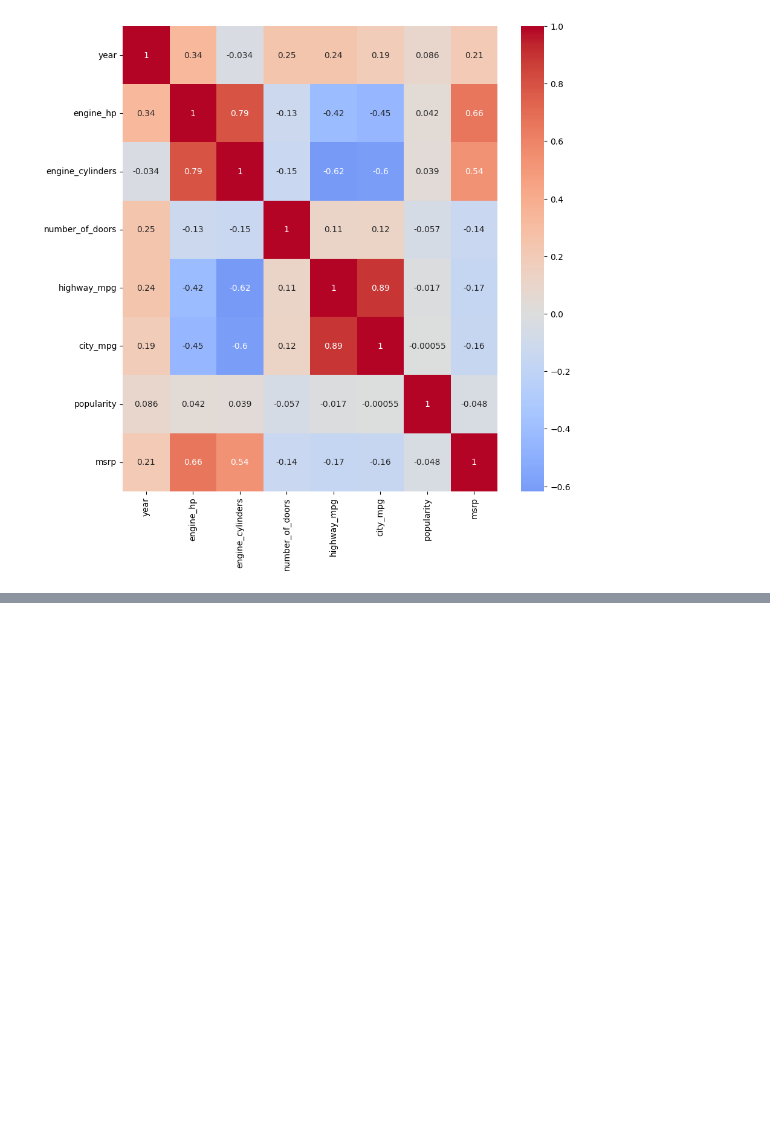
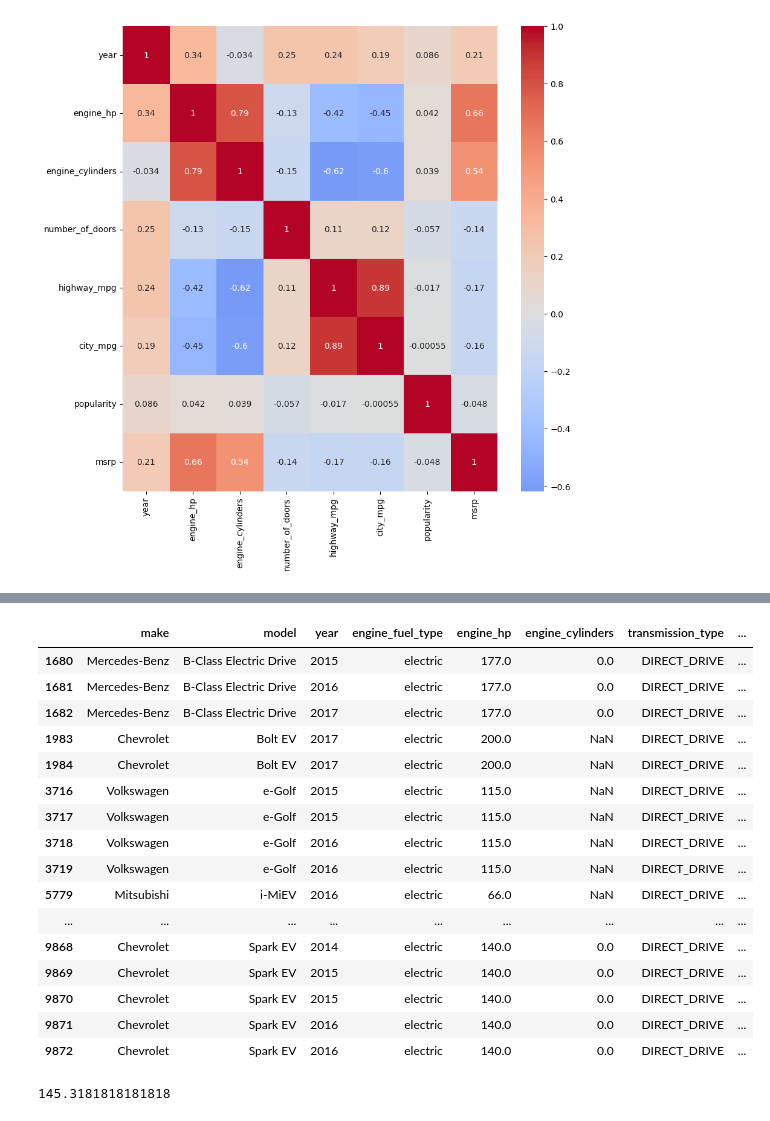
Before and after one commit to KuanyshKK/AI, a Jupyter notebook: Lesson16Self.ipynb, the cells around one changed output, grey strips where cells are left out. Saved outputs shown, nothing was run; the diff lists cells and outputs as text; code cells hidden in the pictures; blank space fills up the shorter version.

```diff
--- a/Lesson16Self.ipynb
+++ b/Lesson16Self.ipynb
@@ -256,0 +331,27 @@ plt.show()
+# %%
+df['engine_fuel_type'] = df['engine_fuel_type'].fillna(df['engine_fuel_type'].mode()[0])
+# %%
+electric_with_hp = df[(df['engine_fuel_type'] == 'electric') & (df['engine_hp'] != 0.0) & (~df['engine_hp'].isna())]
+electric_with_hp
+# %% [output]
+|  | make | model | year | engine_fuel_type | engine_hp | engine_cylinders | transmission_type | ... |
+| 1680 | Mercedes-Benz | B-Class Electric Drive | 2015 | electric | 177.0 | 0.0 | DIRECT_DRIVE | ... |
+| 1681 | Mercedes-Benz | B-Class Electric Drive | 2016 | electric | 177.0 | 0.0 | DIRECT_DRIVE | ... |
+| 1682 | Mercedes-Benz | B-Class Electric Drive | 2017 | electric | 177.0 | 0.0 | DIRECT_DRIVE | ... |
+| 1983 | Chevrolet | Bolt EV | 2017 | electric | 200.0 | NaN | DIRECT_DRIVE | ... |
+| 1984 | Chevrolet | Bolt EV | 2017 | electric | 200.0 | NaN | DIRECT_DRIVE | ... |
+| 3716 | Volkswagen | e-Golf | 2015 | electric | 115.0 | NaN | DIRECT_DRIVE | ... |
+| 3717 | Volkswagen | e-Golf | 2015 | electric | 115.0 | NaN | DIRECT_DRIVE | ... |
+| 3718 | Volkswagen | e-Golf | 2016 | electric | 115.0 | NaN | DIRECT_DRIVE | ... |
+| 3719 | Volkswagen | e-Golf | 2016 | electric | 115.0 | NaN | DIRECT_DRIVE | ... |
+| 5779 | Mitsubishi | i-MiEV | 2016 | electric | 66.0 | NaN | DIRECT_DRIVE | ... |
+| ... | ... | ... | ... | ... | ... | ... | ... | ... |
+| 9868 | Chevrolet | Spark EV | 2014 | electric | 140.0 | 0.0 | DIRECT_DRIVE | ... |
+| 9869 | Chevrolet | Spark EV | 2015 | electric | 140.0 | 0.0 | DIRECT_DRIVE | ... |
+| 9870 | Chevrolet | Spark EV | 2015 | electric | 140.0 | 0.0 | DIRECT_DRIVE | ... |
+| 9871 | Chevrolet | Spark EV | 2016 | electric | 140.0 | 0.0 | DIRECT_DRIVE | ... |
+| 9872 | Chevrolet | Spark EV | 2016 | electric | 140.0 | 0.0 | DIRECT_DRIVE | ... |
+# %%
+electric_with_hp['engine_hp'].mean()
+# %% [output]
+145.3181818181818
```
Also changed, not shown: parts of 20 cells of this notebook.
